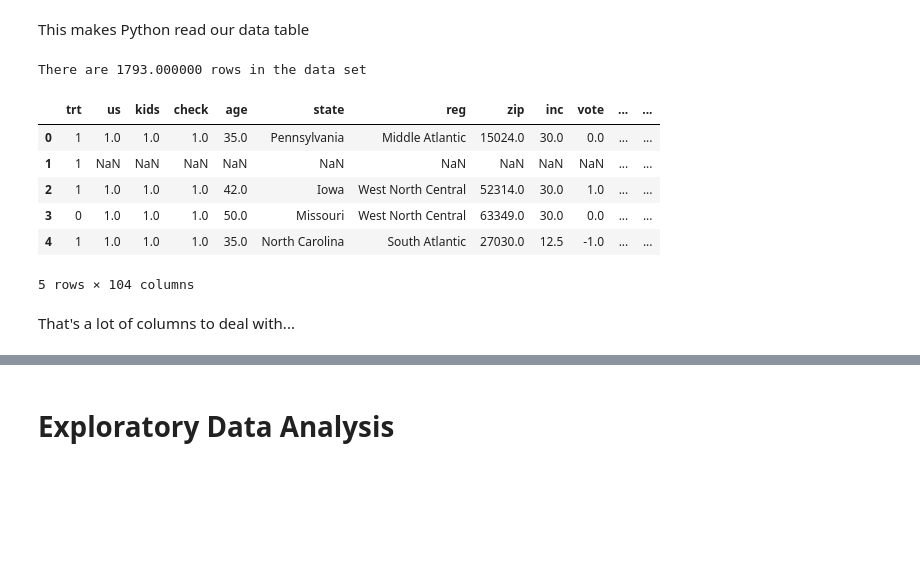
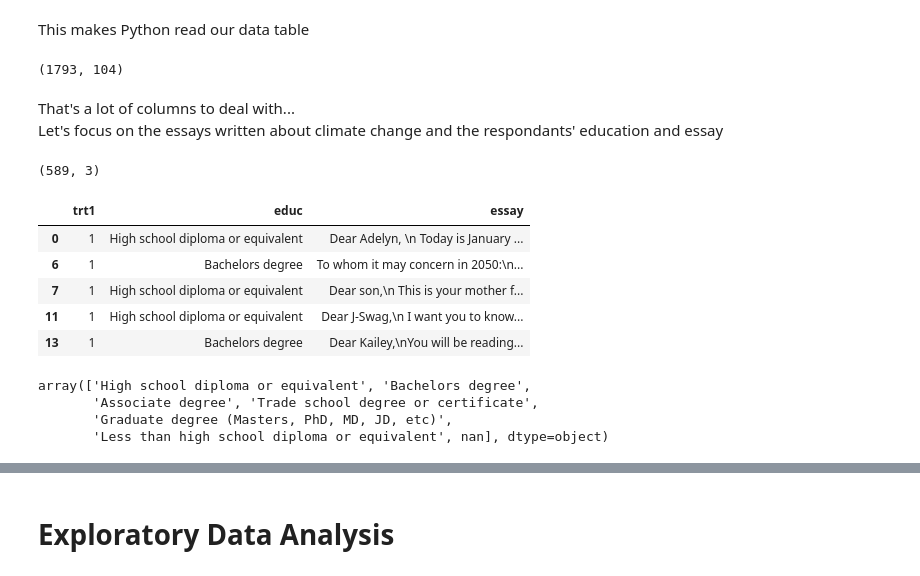
Before and after one commit to jdiaz4302/ML_Workshop_Series, a Jupyter notebook: L01-Text-Data-and-Logistic-Regression.ipynb, the cells around one changed output, grey strips where cells are left out. Drawn from its saved outputs; the diff is of its cells as text; code cells hidden in the pictures; blank space fills up the shorter version.

Commit message:
Nearing completion of the first mock-lesson

```diff
--- a/L01-Text-Data-and-Logistic-Regression.ipynb
+++ b/L01-Text-Data-and-Logistic-Regression.ipynb
@@ -19,23 +19,36 @@ import pylab
 pylab.rcParams['figure.figsize'] = (10, 10)
 # %% [markdown]
 This makes Python read our data table
-# %%
-# Importing the csv
-climate_essay_df = pd.read_csv('data_noID.csv')
-
-# How many rows are there?
-print("There are %0.6f rows in the data set" % len(climate_essay_df))
-
-# Let's view the first 5 rows
-climate_essay_df.head()
-# %% [output]
-There are 1793.000000 rows in the data set
-|  | trt | us | kids | check | age | state | reg | zip | inc | vote | ... | ... |
-| 0 | 1 | 1.0 | 1.0 | 1.0 | 35.0 | Pennsylvania | Middle Atlantic | 15024.0 | 30.0 | 0.0 | ... | ... |
-| 1 | 1 | NaN | NaN | NaN | NaN | NaN | NaN | NaN | NaN | NaN | ... | ... |
-| 2 | 1 | 1.0 | 1.0 | 1.0 | 42.0 | Iowa | West North Central | 52314.0 | 30.0 | 1.0 | ... | ... |
-| 3 | 0 | 1.0 | 1.0 | 1.0 | 50.0 | Missouri | West North Central | 63349.0 | 30.0 | 0.0 | ... | ... |
-| 4 | 1 | 1.0 | 1.0 | 1.0 | 35.0 | North Carolina | South Atlantic | 27030.0 | 12.5 | -1.0 | ... | ... |
-5 rows × 104 columns
+# %%
+# Importing the csv
+climate_essay_df = pd.read_csv('data_noID.csv')
+
+# How big is this dataframe
+climate_essay_df.shape
+# %% [output]
+(1793, 104)
 # %% [markdown]
 That's a lot of columns to deal with...
+<br>Let's focus on the essays written about climate change and the respondants' education and essay
+# %%
+subsetted_df = climate_essay_df[climate_essay_df['trt1'] == 1]
+subsetted_df = subsetted_df[['trt1', 'educ', 'essay']]
+subsetted_df.shape
+# %% [output]
+(589, 3)
+# %%
+subsetted_df.head(5)
+# %% [output]
+|  | trt1 | educ | essay |
+| 0 | 1 | High school diploma or equivalent | Dear Adelyn, \n Today is January ... |
+| 6 | 1 | Bachelors degree | To whom it may concern in 2050:\n... |
+| 7 | 1 | High school diploma or equivalent | Dear son,\n This is your mother f... |
+| 11 | 1 | High school diploma or equivalent | Dear J-Swag,\n I want you to know... |
+| 13 | 1 | Bachelors degree | Dear Kailey,\nYou will be reading... |
+# %%
+subsetted_df['educ'].unique()
+# %% [output]
+array(['High school diploma or equivalent', 'Bachelors degree',
+       'Associate degree', 'Trade school degree or certificate',
+       'Graduate degree (Masters, PhD, MD, JD, etc)',
+       'Less than high school diploma or equivalent', nan], dtype=object)
```
Also changed, not shown: parts of 22 cells of this notebook.
